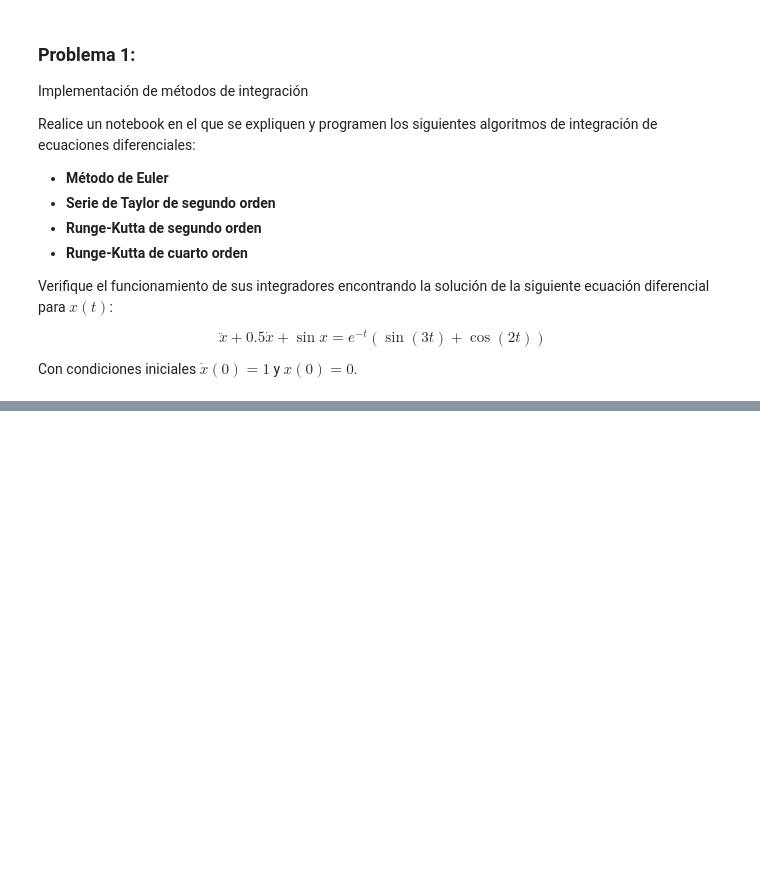
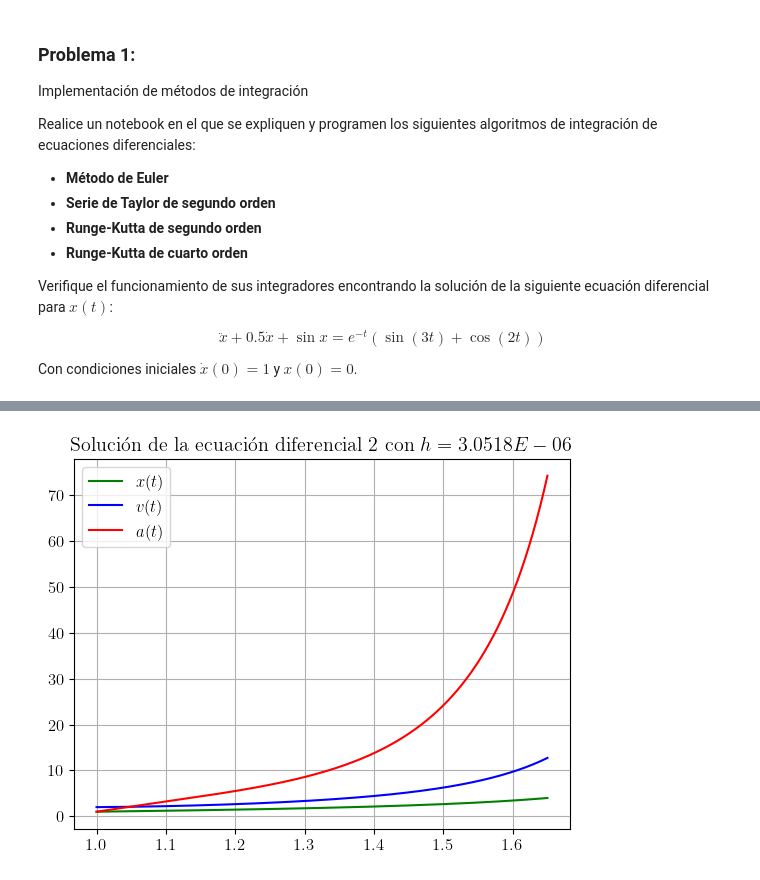
Before and after one commit to tamoaltas/FIS-COMP, a Jupyter notebook: tareas/tarea_3_Vidal_Tamayo_Tamez_Roman_Tamez.ipynb, the cells around one changed output, grey strips where cells are left out. Cells and saved outputs as stored; diff of their text form; code cells hidden in the pictures; blank space fills up the shorter version.

```diff
--- a/tareas/tarea_3_Vidal_Tamayo_Tamez_Roman_Tamez.ipynb
+++ b/tareas/tarea_3_Vidal_Tamayo_Tamez_Roman_Tamez.ipynb
@@ -104,0 +218,31 @@ plt.show()
+# %%
+def obtener_h_integrador(inter, comp_func, h0):
+    """
+    Obtiene una h de forma que las soluciones de un integrador con paso
+    h/2 y uno con paso h coincidan según una función de comparación
+    'comp_func'.
+    inter: función del integrador que toma como argumento h
+    comp_func: función de comparación
+    h0: primer valor a tratar de h
+    """
+    t_old, y_old = inter(h0)
+    h = h0*0.5
+
+    for i in range(1, 100):
+        if h < 1e-8:
+            break # Salida por si acaso
+
+        print('Paso:',i,'\t h:', h)
+        t, y = inter(h)
+
+        # Se transponen las soluciones obtenidas por el integrador
+        sols_old = [col for col in y_old.T]
+        sols = [col[0::2] for col in y.T] # Se toman valores cada dos puntos
+        print(len(sols_old[0]), len(sols[0]))
+        if comp_elementos(sols_old, sols, comp_func): return t, y, h
+
+        h = h*0.5
+        y_old = y
+
+    print('Algo salió mal.')
+    return None, None, None
@@ -104,0 +251,5 @@ plt.show()
+# %%
+t0, tf = 1,1.65 # Tiempo inicial y final
+y0 = np.array([1, 2, 1])  # x(1) = 1, v(1) = 2, a(1) = 1
+
+t_2, y_2, h_2 = obtener_h_integrador(lambda h: integrar_RK4(edo_2,t0, y0, tf, h), checar_cifras_o_diff, 0.1)
@@ -104,0 +272,10 @@ plt.show()
+# %%
+plt.plot(t_2, y_2[:, 0], label=r'$x(t)$', color='g')
+plt.plot(t_2, y_2[:, 1], label=r'$v(t)$', color='b')
+plt.plot(t_2, y_2[:, 2], label=r'$a(t)$', color='r')
+
+plt.title('Solución de la ecuación diferencial 2 con $h={:.4E}$'.format(h_2))
+plt.legend(), plt.grid()
+plt.show()
+# %% [output]
+[figure, added]
```
Also changed, not shown: parts of 35 cells of this notebook.
